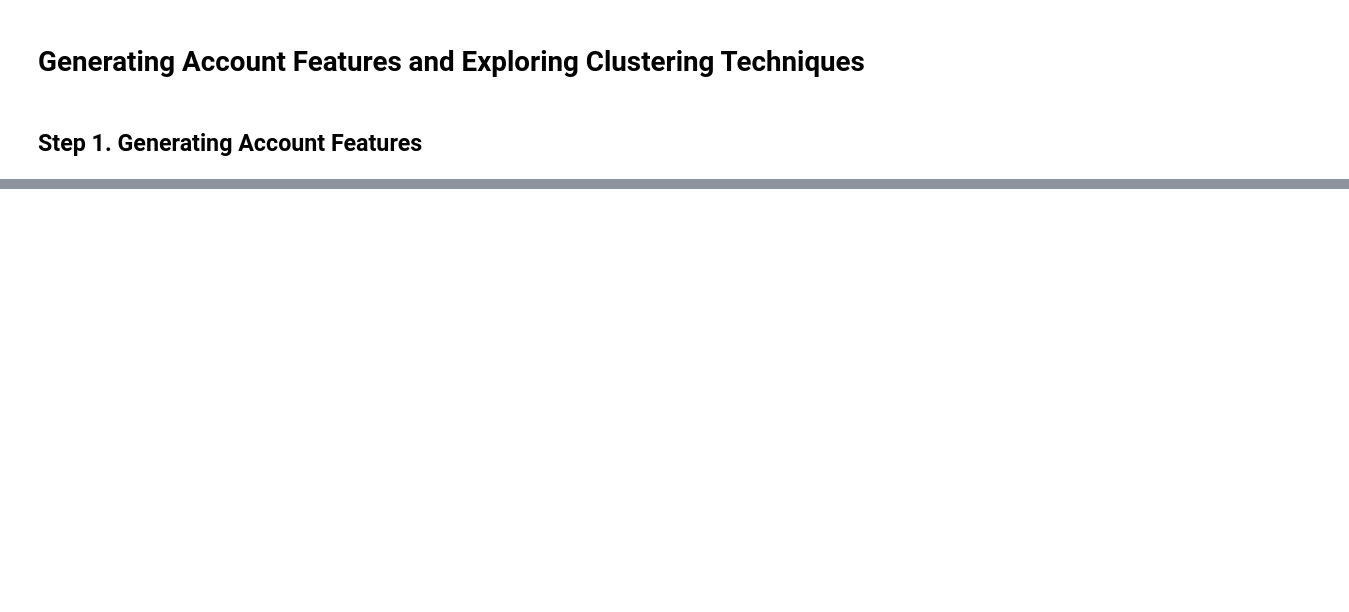
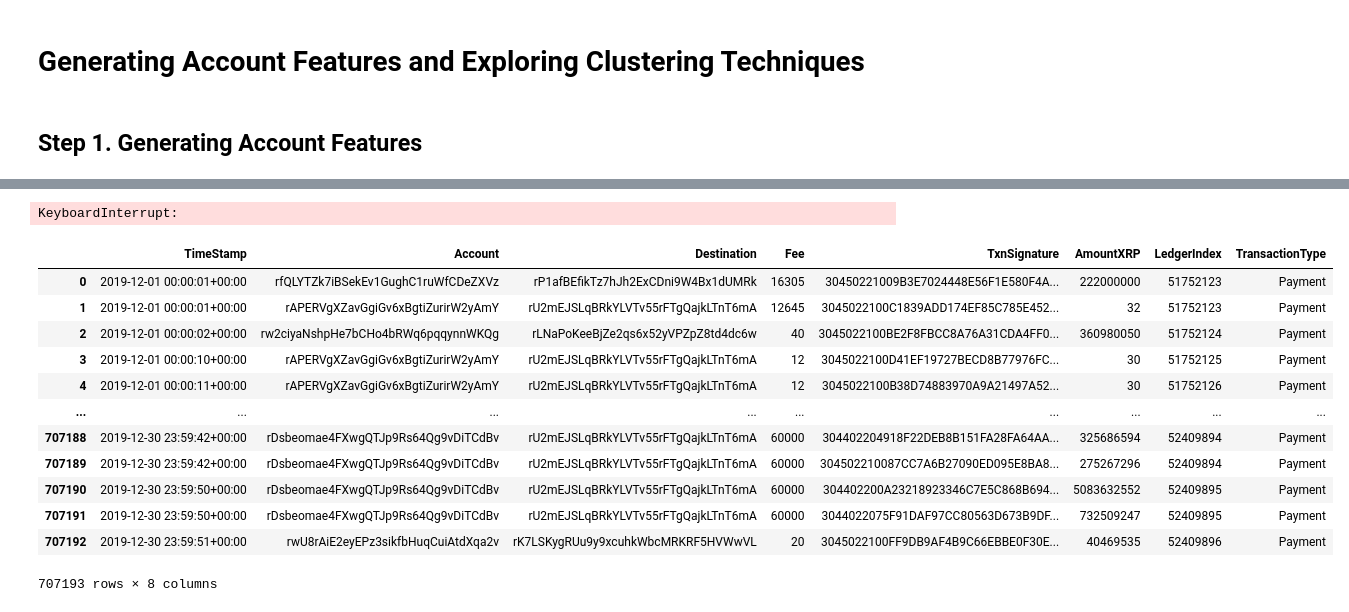
Before and after one commit to ravibhandia/XRPLords, a Jupyter notebook: Notebooks/Account_Features/Generating_Acount_Features.ipynb, the cells around one changed output, grey strips where cells are left out. Saved outputs shown, nothing was run; the diff lists cells and outputs as text; code cells hidden in the pictures; blank space fills up the shorter version.

Commit message:
Started writing function

```diff
--- a/Notebooks/Account_Features/Generating_Acount_Features.ipynb
+++ b/Notebooks/Account_Features/Generating_Acount_Features.ipynb
@@ -75,0 +157,28 @@ xrp3
+# %%
+#Query and query_parameters
+query2 = """
+Select
+  TIMESTAMP(l.CloseTime) as `TimeStamp`,
+  t.Account,t.Destination,t.Fee,t.TxnSignature,t.AmountXRP,t.LedgerIndex,t.TransactionType
+FROM
+  `xrpledgerdata.fullhistory.transactions`t
+JOIN
+  `xrpledgerdata.fullhistory.ledgers` l
+  on t.LedgerIndex=l.LedgerIndex
+where t.TransactionResult = "tesSUCCESS"
+AND TxnSignature IS NOT NULL
+AND Destination IS NOT NULL
+AND AmountXRP  IS NOT NULL
+AND TIMESTAMP(l.CloseTime) >=TIMESTAMP(@start_date)
+AND TIMESTAMP(l.CloseTime) <=TIMESTAMP(@end_date)
+
+
+ORDER BY TimeStamp
+
+LIMIT 1000000
+
+"""
+query_params2 = [
+    bigquery.ScalarQueryParameter("start_date", "STRING", start_date),
+    bigquery.ScalarQueryParameter("end_date", "STRING", end_date)
+]
@@ -75,0 +187,20 @@ xrp3
+# %%
+xrp2=gbq_query(query2,get_gcp_creds(cred_path),query_params2)
+# %% [output]
+KeyboardInterrupt:
+# %%
+xrp2
+# %% [output]
+|  | TimeStamp | Account | Destination | Fee | TxnSignature | AmountXRP | LedgerIndex | TransactionType |
+| 0 | 2019-12-01 00:00:01+00:00 | rfQLYTZk7iBSekEv1GughC1ruWfCDeZXVz | rP1afBEfikTz7hJh2ExCDni9W4Bx1dUMRk | 16305 | 30450221009B3E7024448E56F1E580F4A... | 222000000 | 51752123 | Payment |
+| 1 | 2019-12-01 00:00:01+00:00 | rAPERVgXZavGgiGv6xBgtiZurirW2yAmY | rU2mEJSLqBRkYLVTv55rFTgQajkLTnT6mA | 12645 | 3045022100C1839ADD174EF85C785E452... | 32 | 51752123 | Payment |
+| 2 | 2019-12-01 00:00:02+00:00 | rw2ciyaNshpHe7bCHo4bRWq6pqqynnWKQg | rLNaPoKeeBjZe2qs6x52yVPZpZ8td4dc6w | 40 | 3045022100BE2F8FBCC8A76A31CDA4FF0... | 360980050 | 51752124 | Payment |
+| 3 | 2019-12-01 00:00:10+00:00 | rAPERVgXZavGgiGv6xBgtiZurirW2yAmY | rU2mEJSLqBRkYLVTv55rFTgQajkLTnT6mA | 12 | 3045022100D41EF19727BECD8B77976FC... | 30 | 51752125 | Payment |
+| 4 | 2019-12-01 00:00:11+00:00 | rAPERVgXZavGgiGv6xBgtiZurirW2yAmY | rU2mEJSLqBRkYLVTv55rFTgQajkLTnT6mA | 12 | 3045022100B38D74883970A9A21497A52... | 30 | 51752126 | Payment |
+| ... | ... | ... | ... | ... | ... | ... | ... | ... |
+| 707188 | 2019-12-30 23:59:42+00:00 | rDsbeomae4FXwgQTJp9Rs64Qg9vDiTCdBv | rU2mEJSLqBRkYLVTv55rFTgQajkLTnT6mA | 60000 | 304402204918F22DEB8B151FA28FA64AA... | 325686594 | 52409894 | Payment |
+| 707189 | 2019-12-30 23:59:42+00:00 | rDsbeomae4FXwgQTJp9Rs64Qg9vDiTCdBv | rU2mEJSLqBRkYLVTv55rFTgQajkLTnT6mA | 60000 | 304502210087CC7A6B27090ED095E8BA8... | 275267296 | 52409894 | Payment |
+| 707190 | 2019-12-30 23:59:50+00:00 | rDsbeomae4FXwgQTJp9Rs64Qg9vDiTCdBv | rU2mEJSLqBRkYLVTv55rFTgQajkLTnT6mA | 60000 | 304402200A23218923346C7E5C868B694... | 5083632552 | 52409895 | Payment |
+| 707191 | 2019-12-30 23:59:50+00:00 | rDsbeomae4FXwgQTJp9Rs64Qg9vDiTCdBv | rU2mEJSLqBRkYLVTv55rFTgQajkLTnT6mA | 60000 | 3044022075F91DAF97CC80563D673B9DF... | 732509247 | 52409895 | Payment |
+| 707192 | 2019-12-30 23:59:51+00:00 | rwU8rAiE2eyEPz3sikfbHuqCuiAtdXqa2v | rK7LSKygRUu9y9xcuhkWbcMRKRF5HVWwVL | 20 | 3045022100FF9DB9AF4B9C66EBBE0F30E... | 40469535 | 52409896 | Payment |
+707193 rows × 8 columns
```
Also changed, not shown: parts of 20 cells of this notebook.
